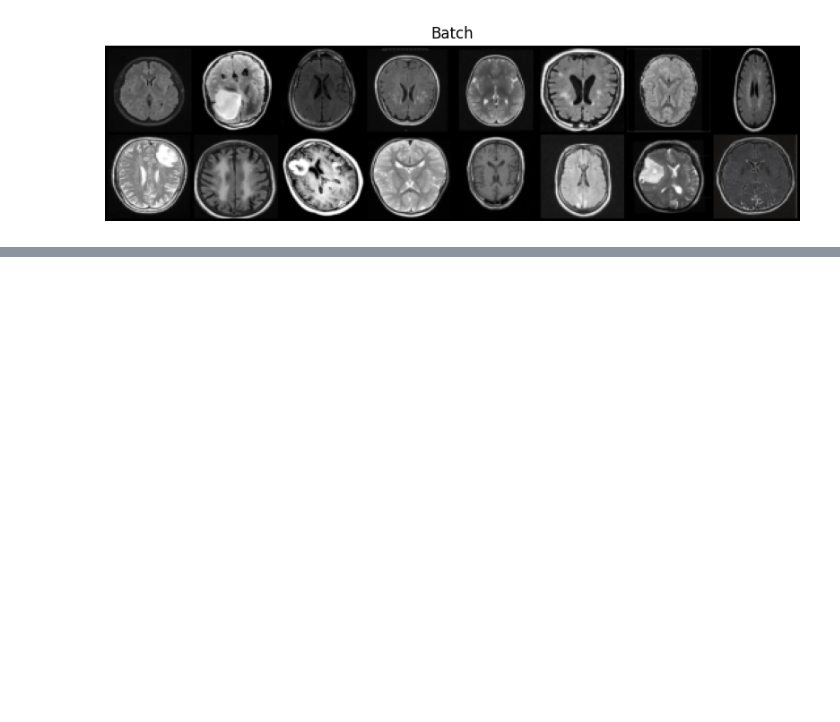
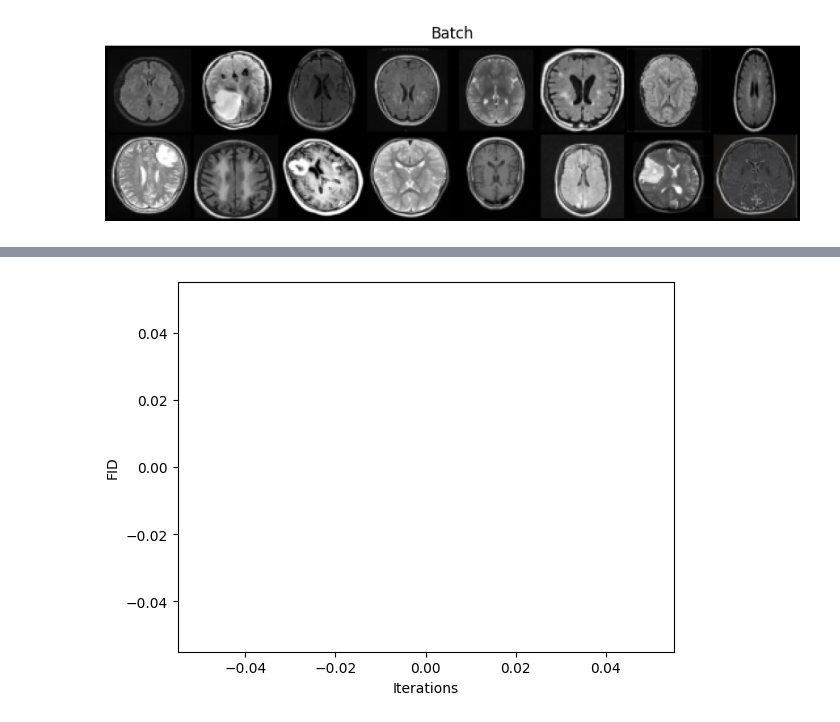
Before and after one commit to BRIAN12682/Automation-Projects, a Jupyter notebook: Brain_Tumour_Detection.ipynb, the cells around one changed output, grey strips where cells are left out. Cells and saved outputs as stored; diff of their text form; code cells hidden in the pictures; blank space fills up the shorter version.

```diff
--- a/Brain_Tumour_Detection.ipynb
+++ b/Brain_Tumour_Detection.ipynb
@@ -398,0 +454,7 @@ for epoch in range(num_epochs): #iterate throw 500 epochs
+# %%
+plt.plot(fid_scores)
+plt.xlabel('Iterations')
+plt.ylabel('FID')
+plt.show()
+# %% [output]
+[figure, added]
```
Also changed, not shown: parts of 17 cells of this notebook.
